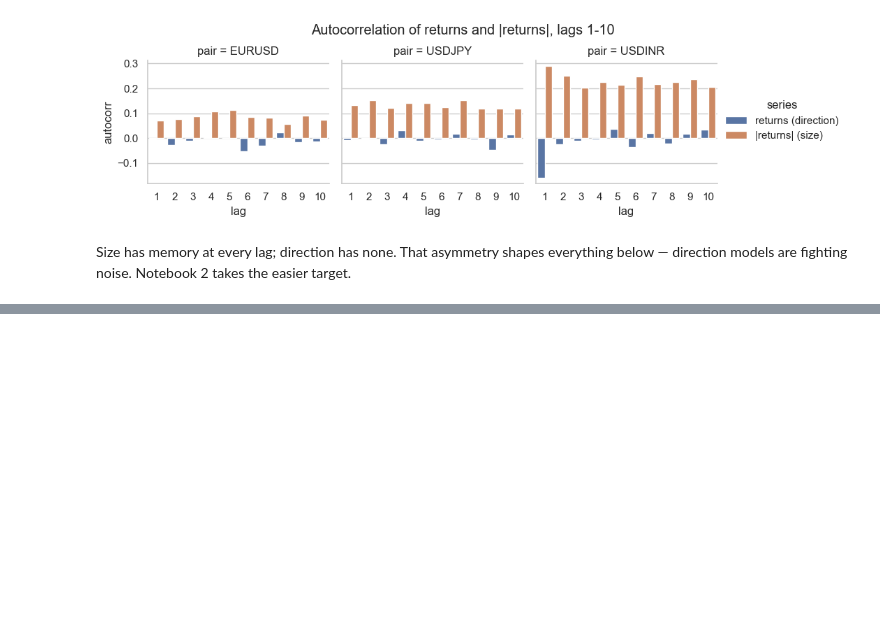
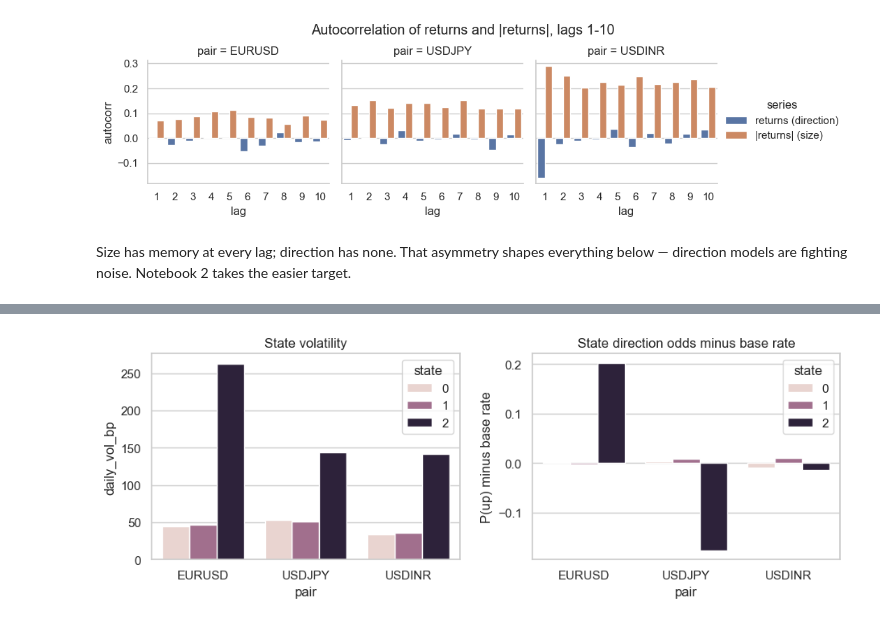
Before and after one commit to jatin-hans/currency-pair-prediction, a Jupyter notebook: notebooks/01_direction.ipynb, the cells around one changed output, grey strips where cells are left out. Drawn from its saved outputs; the diff is of its cells as text; code cells hidden in the pictures; blank space fills up the shorter version.

```diff
--- a/notebooks/01_direction.ipynb
+++ b/notebooks/01_direction.ipynb
@@ -182,0 +336,25 @@ easier target.
+# %%
+from hmmlearn.hmm import GaussianHMM
+
+nb_scores = {p: np.mean(list(walk_forward(p, proba_model(make_nb)).values())) for p in PAIRS}
+print("naive Bayes, mean balanced accuracy:",
+      {p: round(v, 3) for p, v in nb_scores.items()})
+
+# What do the HMM's hidden states actually learn? Fit one per pair and look at
+# each state's direction odds and volatility.
+state_rows = []
+for pair in PAIRS:
+    r = frames[pair]["log_return"]
+    hmm = GaussianHMM(n_components=3, covariance_type="diag", n_iter=200,
+                      random_state=settings.seed).fit(r.to_numpy().reshape(-1, 1))
+    states = hmm.predict(r.to_numpy().reshape(-1, 1))
+    lab = frames[pair]["label"]
+    for s in range(3):
+        mask = states == s
+        state_rows.append({
+            "pair": pair, "state": s, "share_of_days": mask.mean(),
+            "daily_vol_bp": r[mask].std() * 1e4,
+            "p_up_minus_base": (lab[mask] == 2).mean() - (lab == 2).mean(),
+        })
+states_df = pd.DataFrame(state_rows).round(3)
+states_df
@@ -182,0 +375,12 @@ easier target.
+# %%
+# Inspect what the HMM learned, not just its score — the two panels ask
+# whether the states separate by volatility or by direction.
+fig, axes = plt.subplots(1, 2, figsize=(9.5, 3.6))
+sns.barplot(states_df, x="pair", y="daily_vol_bp", hue="state", ax=axes[0])
+axes[0].set_title("State volatility")
+sns.barplot(states_df, x="pair", y="p_up_minus_base", hue="state", ax=axes[1])
+axes[1].set_title("State direction odds minus base rate")
+axes[1].set_ylabel("P(up) minus base rate")
+plt.tight_layout()
+# %% [output]
+[figure, added]
```
Also changed, not shown: parts of 16 cells of this notebook, 43 other files.
